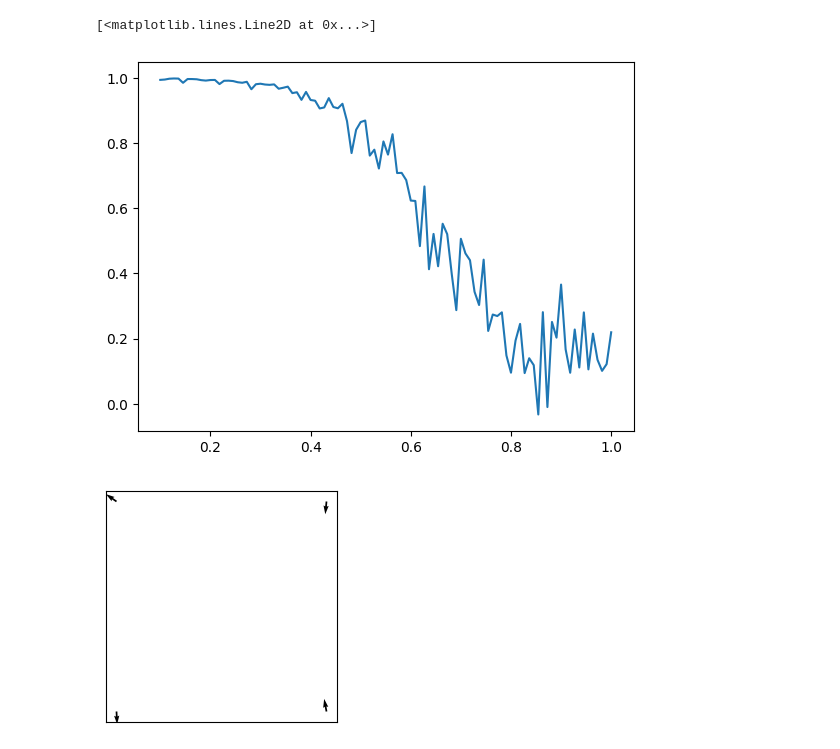
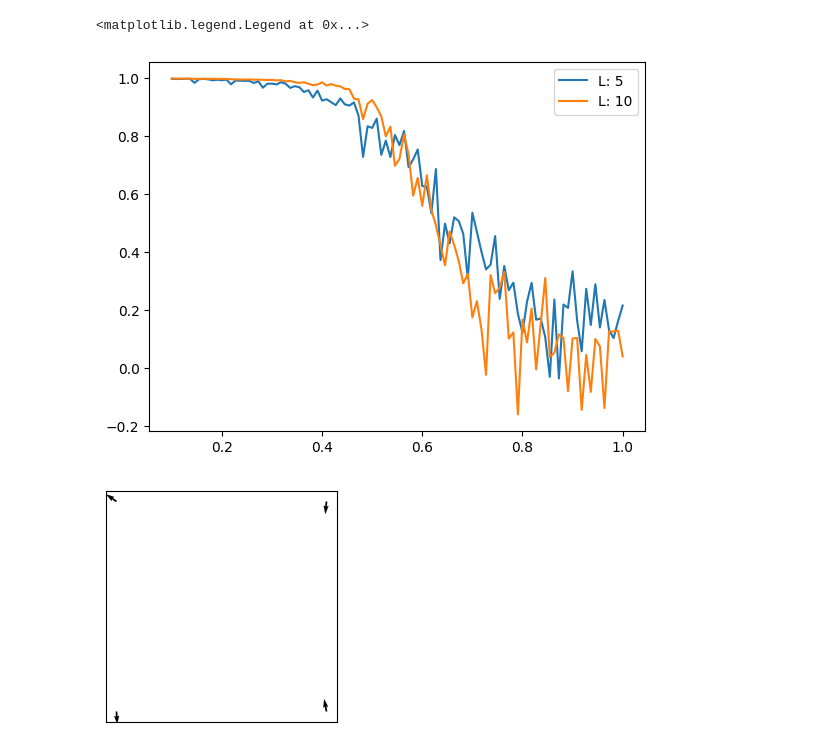
Before and after one commit to weenming/Monte-Carlo-Toolbox, a Jupyter notebook: wolff/experiment.ipynb, the cells around one changed output. Drawn from its saved outputs; the diff is of its cells as text; code cells hidden in the pictures.

```diff
--- a/wolff/experiment.ipynb
+++ b/wolff/experiment.ipynb
@@ -41,7 +41,7 @@ def run_exp(L, step_num, T):
 
 set_seed(0)
 step_num = 1000
-L = 10
+L = 15
 Ts = np.linspace(0.1, 1, 100)
 for i, T in enumerate(Ts):
     print(f'{i} runs out of {Ts.shape[0]}')
@@ -49,51 +49,54 @@ for i, T in enumerate(Ts):
 # %%
 
 idx = np.arange(200, 1000, 100)
 
-def binning_avg(func):
-    idxs = [np.arange(100 - i, 1000 - i, 10) for i in range(100)]
+def binning_avg(func, bin=1):
+    idxs = [np.arange(200 - i, 1000 - i, bin) for i in range(bin)]
     def wrapper(spins):
         return np.array([func(spins, idx=idxi) for idxi in idxs]).mean()
     return wrapper
 
 @binning_avg
 def binder_cumulant(spins, idx=idx):
     spins = spins[idx]
     m = (spins.sin().mean((-1, -2)) ** 2 + spins.cos().mean((-1, -2)) ** 2).sqrt()
     binder = 2 - (m ** 4).mean() / ((m ** 2).mean() ** 2)
     return binder
 
 @binning_avg
 def energy(spins, idx=idx):
     spins = spins[idx]
     col = (spins[:, 1:, :] - spins[:, :-1, :]).cos().mean((-1, -2)) / 2
     row = (spins[:, :, 1:] - spins[:, :, :-1]).cos().mean((-1, -2)) / 2
     return -(row + col).mean()
 
 def load_logger(L, step_num, T):
     logger = pickle.load(open(f'./save/xy_model_L={L}_T={T}_step_num={step_num}.pkl', 'rb'))
     return logger
 
-step_num = 1000
-L = 5
-Ts = np.linspace(0.1, 1, 100)
-b = []
-e = []
-for i, T in enumerate(Ts):
-    logger = load_logger(L, step_num, T)
-    b.append(binder_cumulant(logger.states[:, 0, ...]))
-    e.append(energy(logger.states[:, 0, ...]))
+
+fig, ax = plt.subplots(1, 1)
+
+for L in [5, 10]:
+    step_num = 1000
+    Ts = np.linspace(0.1, 1, 100)
+    b = []
+    e = []
+    for i, T in enumerate(Ts):
+        logger = load_logger(L, step_num, T)
+        b.append(binder_cumulant(logger.states[:, 0, ...]))
+        e.append(energy(logger.states[:, 0, ...]))
 
 
-fig, ax = plt.subplots(1, 1)
-# ax.plot(Ts, e)
-# e = np.array(e)
-# ax.plot(Ts[:-1], e[1:] - e[:-1])
+    # ax.plot(Ts, e)
+    # e = np.array(e)
+    # ax.plot(Ts[:-1], e[1:] - e[:-1])
 
-ax.plot(Ts, b)
+    ax.plot(Ts, b, label=f'L: {L}')
+ax.legend()
 # %% [output]
-[<matplotlib.lines.Line2D at 0x...>]
+<matplotlib.legend.Legend at 0x...>
-[figure, old version]
+[figure, new version]
 # %%
 seed = 1
 grid_size = 2
```
Also changed, not shown: 4 other files.
